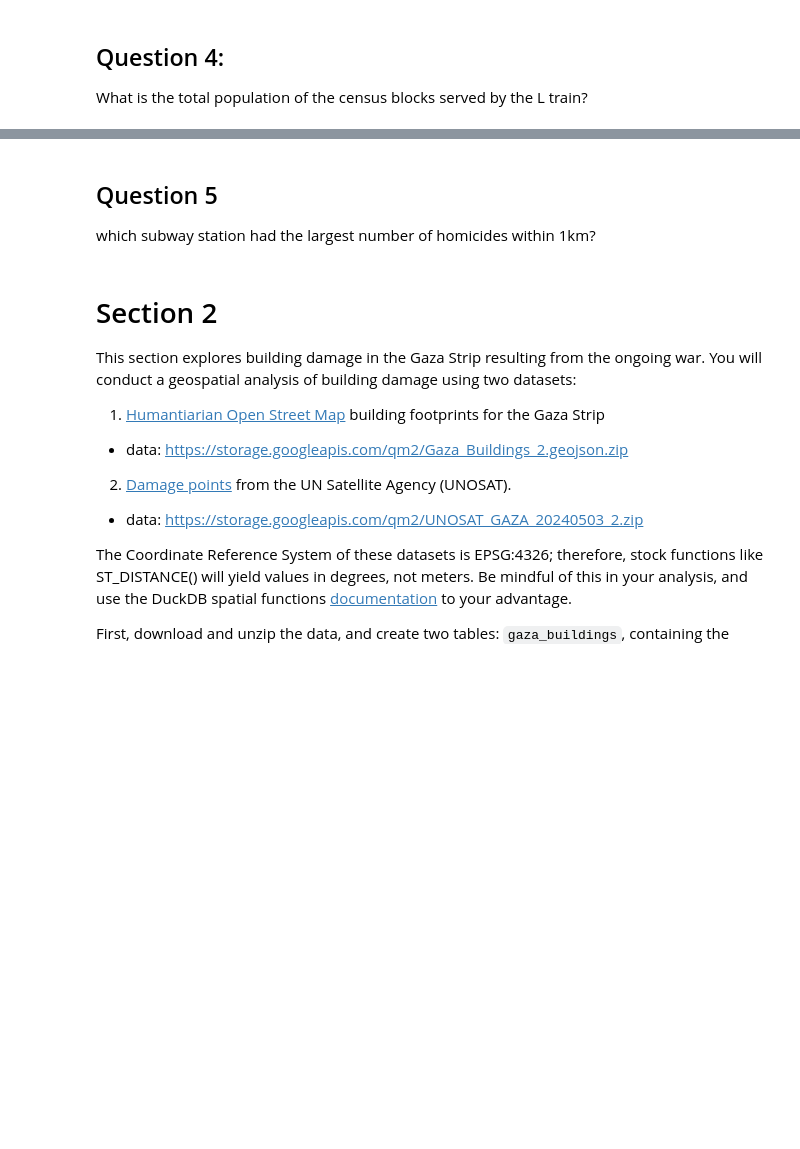
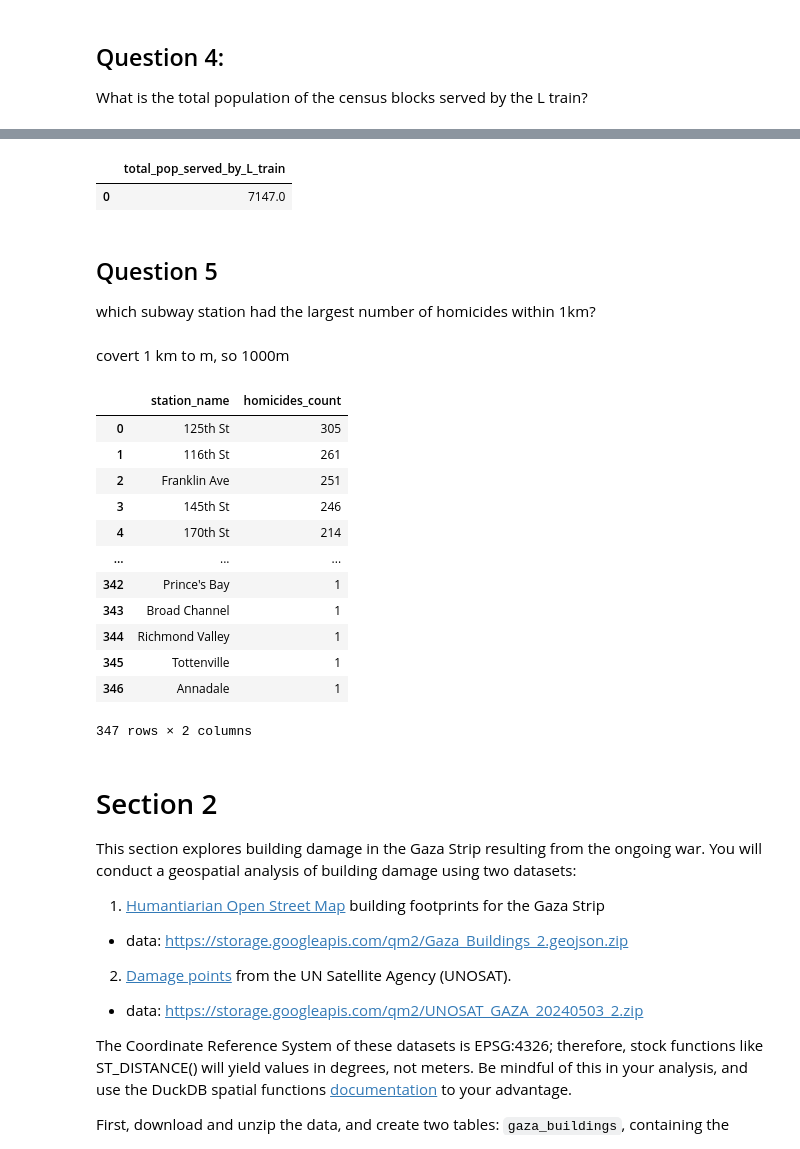
Before and after one commit to NourahAlhosain/CASA0025, a Jupyter notebook: W05_quiz_2025.ipynb, the cells around one changed output, grey strips where cells are left out. Cells and saved outputs as stored; diff of their text form; code cells hidden in the pictures; blank space fills up the shorter version.

```diff
--- a/W05_quiz_2025.ipynb
+++ b/W05_quiz_2025.ipynb
@@ -44,7 +196,44 @@ What is the total population of the census blocks served by the L train?
+# %%
+
+%%sql
+
+SELECT SUM(nyc_c."POPN_TOTAL") AS total_pop_served_by_L_train
+FROM nyc_subway_stations as nyc_st
+JOIN nyc_census_blocks as nyc_c
+ON ST_INTERSECTS(nyc_st."geom", nyc_c."geom")
+WHERE strpos(nyc_st."ROUTES", 'L');
+# %% [output]
+|  | total_pop_served_by_L_train |
+| 0 | 7147.0 |
 # %% [markdown]
 ## Question 5
 
 which subway station had the largest number of homicides within 1km?
+# %% [markdown]
+covert 1 km to m, so 1000m
+# %%
+%%sql
+
+SELECT nyc_st."NAME" AS station_name, COUNT(nyc_h.*) AS homicides_count
+FROM nyc_subway_stations as nyc_st
+JOIN nyc_homicides AS nyc_h
+ON ST_DWITHIN(nyc_st."geom",nyc_h."geom", 1000)
+GROUP BY station_name
+ORDER BY homicides_count DESC;
+# %% [output]
+|  | station_name | homicides_count |
+| 0 | 125th St | 305 |
+| 1 | 116th St | 261 |
+| 2 | Franklin Ave | 251 |
+| 3 | 145th St | 246 |
+| 4 | 170th St | 214 |
+| ... | ... | ... |
+| 342 | Prince's Bay | 1 |
+| 343 | Broad Channel | 1 |
+| 344 | Richmond Valley | 1 |
+| 345 | Tottenville | 1 |
+| 346 | Annadale | 1 |
+347 rows × 2 columns
 # %% [markdown]
 # Section 2
 
```
Also changed, not shown: parts of 21 cells of this notebook.
